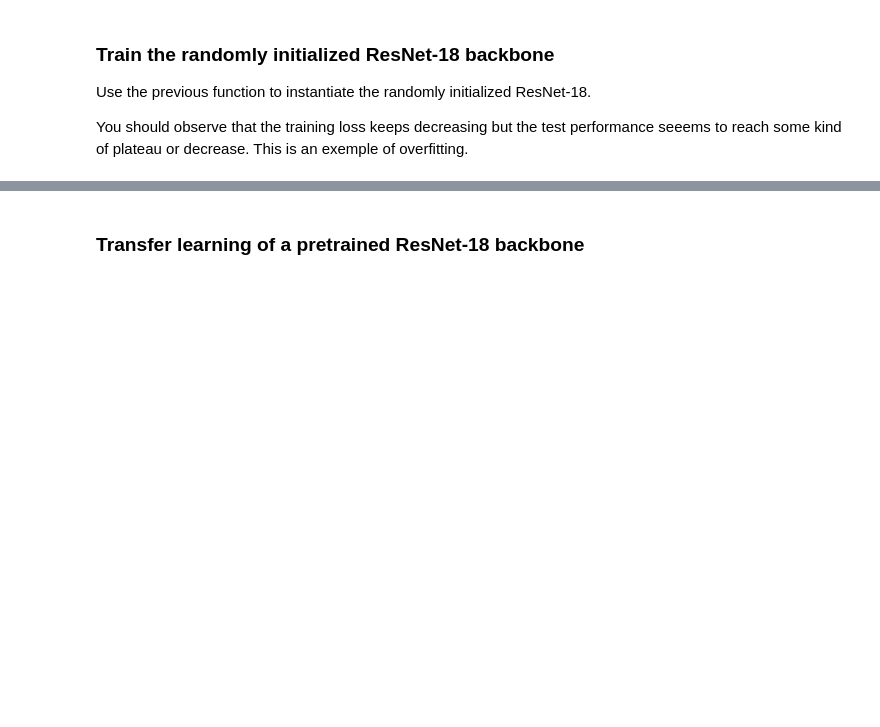
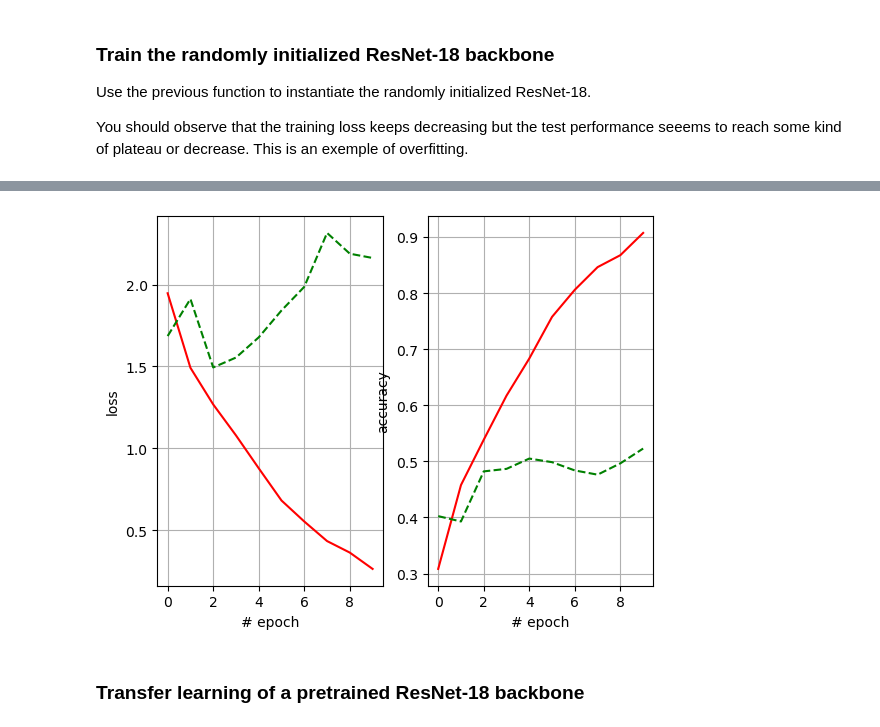
Before and after one commit to Lorenc1o/BDMA_Notes, a Jupyter notebook: Paris-Saclay/Machine-Learning/Labs/L3/DL_practical_2.ipynb, the cells around one changed output, grey strips where cells are left out. Cells and saved outputs as stored; diff of their text form; code cells hidden in the pictures; blank space fills up the shorter version.

```diff
--- a/Paris-Saclay/Machine-Learning/Labs/L3/DL_practical_2.ipynb
+++ b/Paris-Saclay/Machine-Learning/Labs/L3/DL_practical_2.ipynb
@@ -498,6 +518,7 @@ All these requirements need to be implemented in the function below.
 # %%
 # --- START CODE HERE (12)
 # Import the resnet model
+from torchvision.models import resnet18, ResNet18_Weights
 
 # --- END CODE HERE
 
@@ -509,14 +530,17 @@ def get_resnet18(pretrained: bool = False, output_dim: int = 1000, only_train_fc
 
   # --- START CODE HERE (13)
   # Configure the resnet model and update its fully connected layer
-
+  model = resnet18(progress=True, weights=weights)
+  model.fc = nn.Linear(in_features=512, out_features=output_dim)
   # --- END CODE HERE
 
   if only_train_fc:
     # --- START CODE HERE (14)
     # Only keep the fully connected layer parameters trainable.
-
-    pass
+    for param in model.parameters():
+      param.requires_grad = False
+    for param in model.fc.parameters():
+      param.requires_grad = True
     # --- END CODE HERE
 
   return model
@@ -529,12 +571,14 @@ Use the previous function to instantiate the randomly initialized ResNet-18.
 
 You should observe that the training loss keeps decreasing but the test performance seeems to reach some kind of plateau or decrease. This is an exemple of overfitting.
 # %%
+from torch.optim import SGD
+
 # Run over epochs
 nb_epoch = 10
 
 # --- START CODE HERE (15)
 # Instantiate the randomly initialised resnet18.
-model =
+model = get_resnet18(False, 10)
 # --- END CODE HERE
 
 # Initialize the optimizer and the loss function
@@ -546,3 +590,4 @@ train_loss_epoch, train_accuracy_epoch, test_loss_epoch, test_accuracy_epoch = \
   training_loop(model, loss_fn, optimizer, train_dataloader, test_dataloader, nb_epoch)
 
 display_losses_and_accuracies(train_loss_epoch, test_loss_epoch, train_accuracy_epoch, test_accuracy_epoch)
+# %% [output]
@@ -549,3 +605,4 @@ display_losses_and_accuracies(train_loss_epoch, test_loss_epoch, train_accuracy_
+[figure, added]
 # %% [markdown]
 ### Transfer learning of a pretrained ResNet-18 backbone
 # %% [markdown]
```
Also changed, not shown: parts of 13 cells of this notebook, 2 other files.
